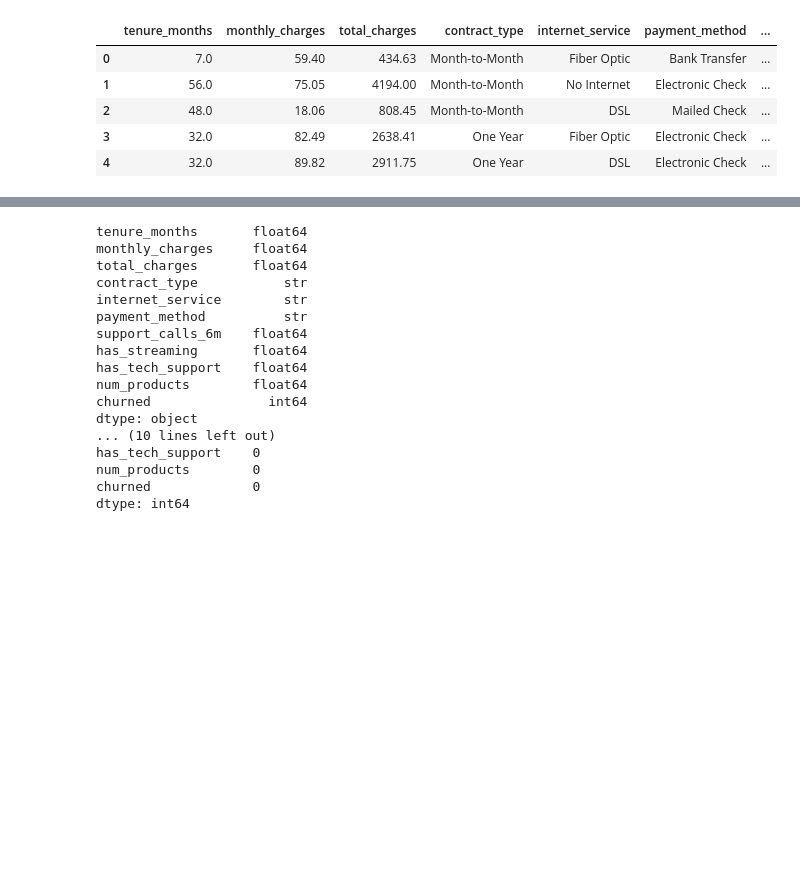
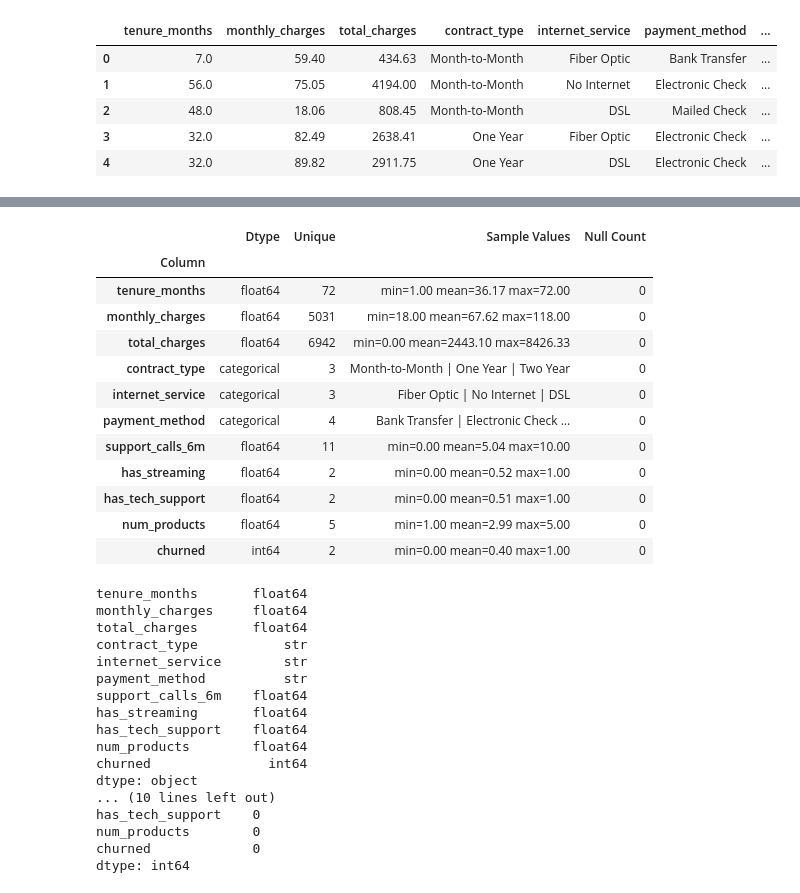
Before and after one commit to DataScienceAIpath/customer-churn-prediction, a Jupyter notebook: notebooks/customer_churn_prediction.ipynb, the cells around one changed output, grey strips where cells are left out. Saved outputs shown, nothing was run; the diff lists cells and outputs as text; code cells hidden in the pictures; blank space fills up the shorter version.

```diff
--- a/notebooks/customer_churn_prediction.ipynb
+++ b/notebooks/customer_churn_prediction.ipynb
@@ -72,3 +91,46 @@ Shape: (7000, 11)
+# %%
+# Quick per-column summary: type, unique values / range, sample values
+summary_rows = []
+for col in df.columns:
+    is_num = pd.api.types.is_numeric_dtype(df[col])
+    if is_num:
+        summary_rows.append({
+            'Column': col,
+            'Dtype': str(df[col].dtype),
+            'Unique': df[col].nunique(),
+            'Sample Values': f"min={df[col].min():.2f}  mean={df[col].mean():.2f}  max={df[col].max():.2f}",
+            'Null Count': int(df[col].isnull().sum()),
+        })
+    else:
+        summary_rows.append({
+            'Column': col,
+            'Dtype': 'categorical',
+            'Unique': df[col].nunique(),
+            'Sample Values': ' | '.join(str(v) for v in df[col].unique()[:4]),
+            'Null Count': int(df[col].isnull().sum()),
+        })
+
+summary_df = pd.DataFrame(summary_rows).set_index('Column')
+
+def highlight_target(row):
+    return ['background-color: #fff2cc; font-weight: bold'
+            if row.name == 'churned' else '' for _ in row]
+
+summary_df.style.apply(highlight_target, axis=1)
+# %% [output]
+|  | Dtype | Unique | Sample Values | Null Count |
+| Column |  |  |  |  |
+| tenure_months | float64 | 72 | min=1.00 mean=36.17 max=72.00 | 0 |
+| monthly_charges | float64 | 5031 | min=18.00 mean=67.62 max=118.00 | 0 |
+| total_charges | float64 | 6942 | min=0.00 mean=2443.10 max=8426.33 | 0 |
+| contract_type | categorical | 3 | Month-to-Month | One Year | Two Year | 0 |
+| internet_service | categorical | 3 | Fiber Optic | No Internet | DSL | 0 |
+| payment_method | categorical | 4 | Bank Transfer | Electronic Check ... | 0 |
+| support_calls_6m | float64 | 11 | min=0.00 mean=5.04 max=10.00 | 0 |
+| has_streaming | float64 | 2 | min=0.00 mean=0.52 max=1.00 | 0 |
+| has_tech_support | float64 | 2 | min=0.00 mean=0.51 max=1.00 | 0 |
+| num_products | float64 | 5 | min=1.00 mean=2.99 max=5.00 | 0 |
+| churned | int64 | 2 | min=0.00 mean=0.40 max=1.00 | 0 |
 # %%
 print(df.dtypes)
 print('\nNull counts:')
```
Also changed, not shown: parts of 3 cells of this notebook.
